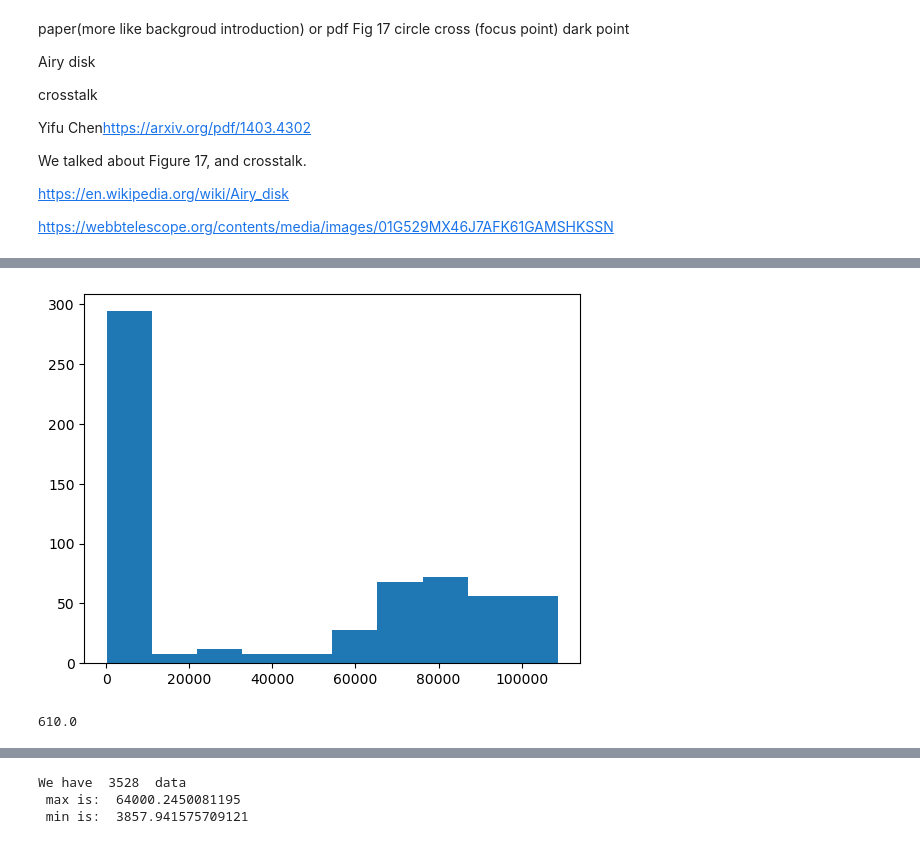
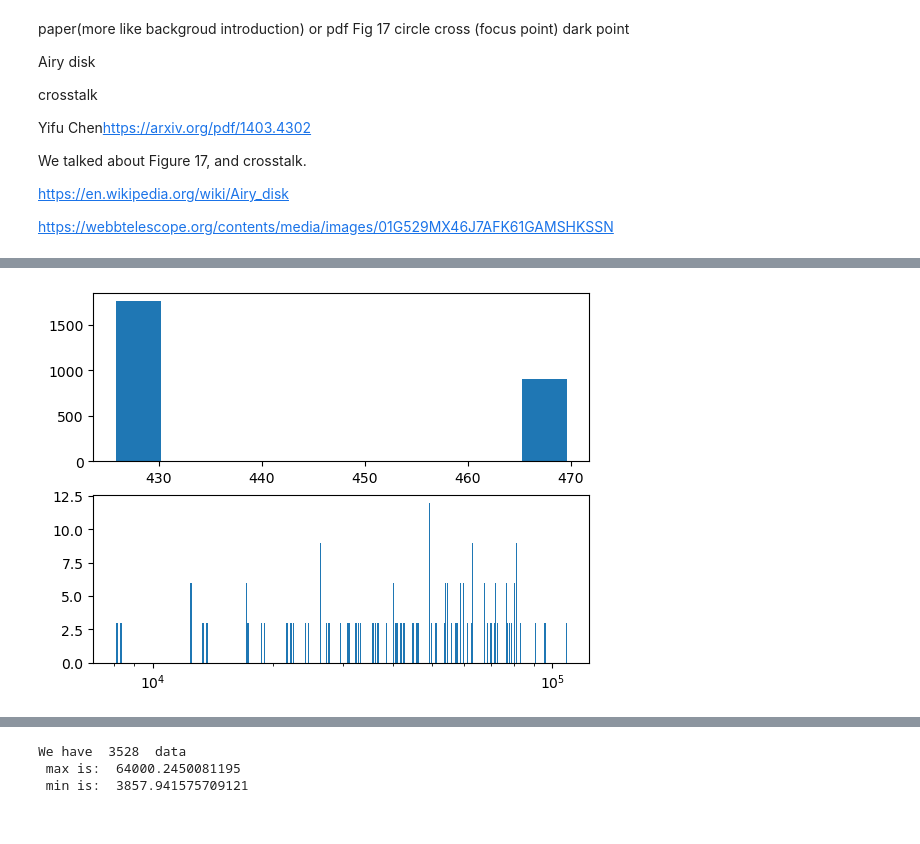
Before and after one commit to ReChen33/QuReseach, a Jupyter notebook: code/wafer/TestWafer.ipynb, the cells around one changed output, grey strips where cells are left out. Cells and saved outputs as stored; diff of their text form; code cells hidden in the pictures.

```diff
--- a/code/wafer/TestWafer.ipynb
+++ b/code/wafer/TestWafer.ipynb
@@ -159,56 +271,19 @@ print(np.sum(num))
-# %%
-"""
-this part of code is the goal 1 of the project
-    calculate the data for each pixel the distance to the related pad
-    histogram of the data
-"""
-
-data_goal1 = data[['Pixel X center', 'Pixel Y center', 'Pad X center', 'Pad Y center']]
-data_goal1 = np.array(data_goal1)
-#print(data_goal1)
-
-distance_goal1 = []
-
-done_pixel_x = []
-done_pixel_y = []
-
-for i in range(len(data_goal1)):
-    for j in range(len(data_goal1)):
-        if i == j:
-            continue
-
-        if data_goal1[i][0] in done_pixel_x and data_goal1[i][1] in done_pixel_y:
-            continue
-
-        if data_goal1[i][0] == data_goal1[j][0] and data_goal1[i][1] == data_goal1[j][1]:
-            distance_goal1.append(np.sqrt((data_goal1[i][2] - data_goal1[j][2])**2 + (data_goal1[i][3] - data_goal1[j][3])**2))
-
-    done_pixel_x.append(data_goal1[i][0])
-    done_pixel_y.append(data_goal1[i][1])
-
-#save histogram data to a file
-num, bins, patches = plt.hist(distance_goal1, bins=10)
-plt.savefig(f'.\data\same pixel to pad {len(bins)-1}bins data2.png')
-#   bins =60000 need run 4min10.3sec
-
-#create an array stored the value number per bin
-number_per_bin = []
-for i in range(len(patches)):
-    if num[i] != 0:
-        number_per_bin.append([f"({bins[i]},{bins[i+1]})",num[i]])
-
-
-
-# Save data to CSV
-number_per_bin = np.array(number_per_bin)
-data_NpB = np.column_stack((number_per_bin[:,0],number_per_bin[:,1]))
-# the data for number_per_bin
-df = pd.DataFrame(data_NpB,columns=['range of distance','number in the range'])
-df.to_csv(f'.\data\same pixel to pad {len(bins)-1}bins data2.csv', index=False)
-
-
-plt.show()
-print(np.sum(num))
-# %% [output]
-[figure, removed]
-610.0
+# %%
+# try to seperate the data to see plot more clearly
+# 480 is decide by the histogram data above
+dis_g1_less480 = []
+dis_g1_other = []
+for i in range(len(distance_goal1)):
+    if distance_goal1[i] < 480:
+        dis_g1_less480.append(distance_goal1[i])
+    else:
+        dis_g1_other.append(distance_goal1[i])
+
+fig, axs = plt.subplots(2,1)
+
+axs[0].hist(dis_g1_less480, bins=10)
+axs[1].hist(dis_g1_other, bins=1000)
+plt.xscale('log')
+plt.show()
+# %% [output]
+[figure, added]
```
Also changed, not shown: parts of 7 cells of this notebook, 34 other files.
